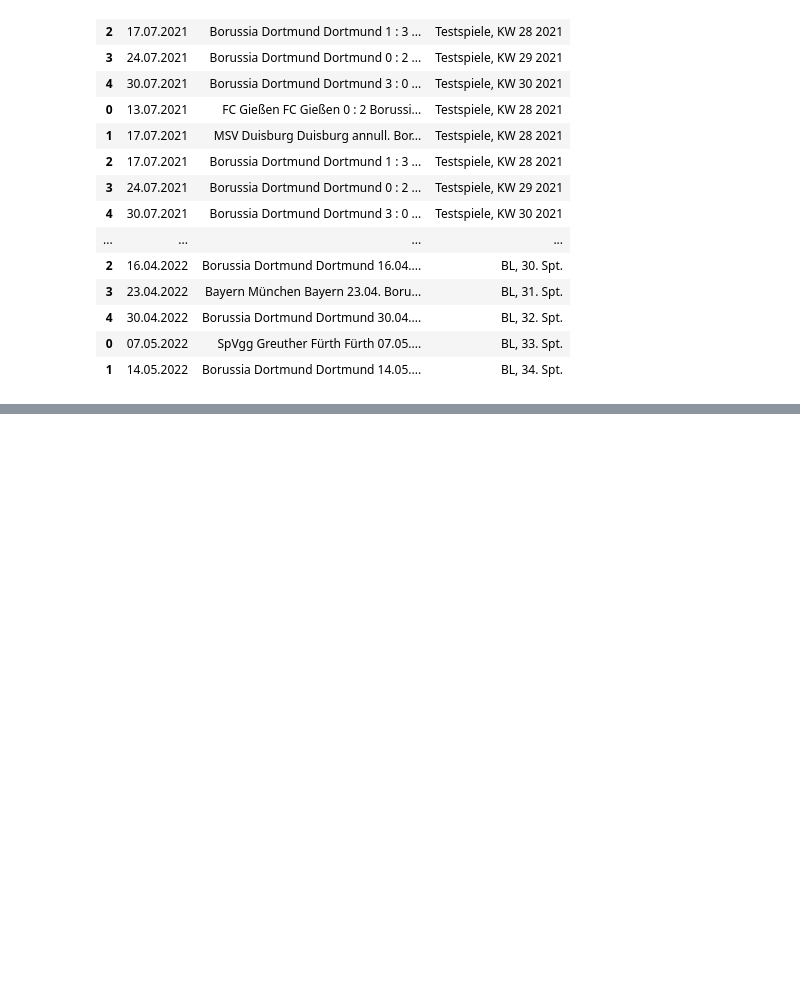
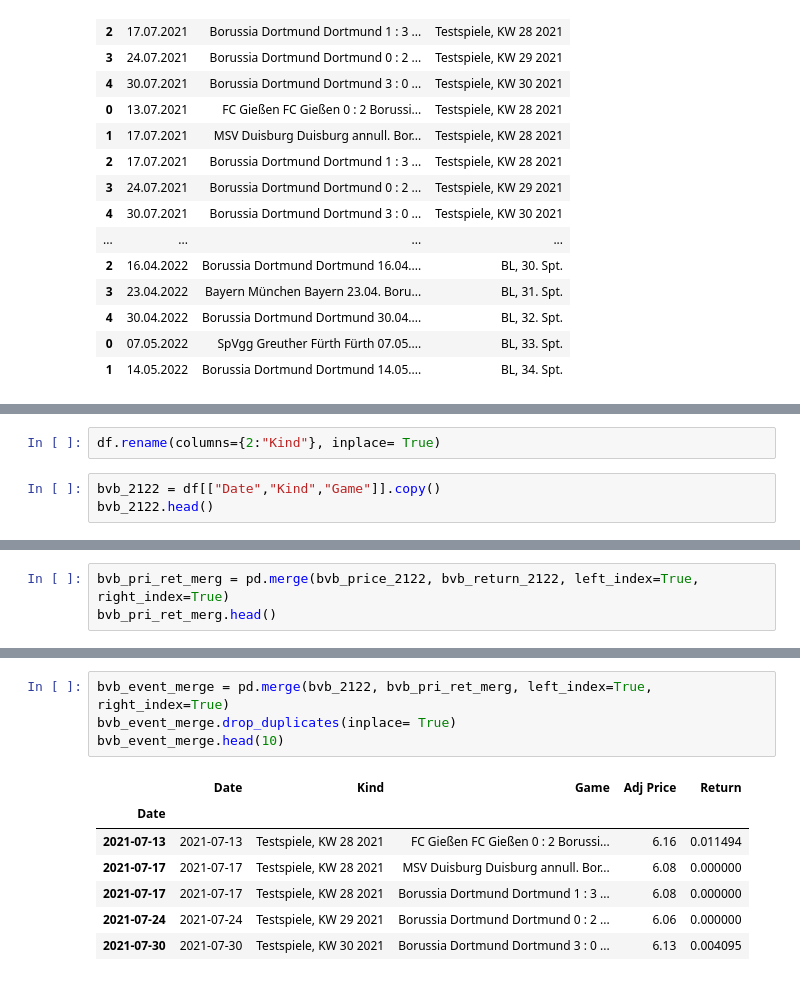
Before and after one commit to SweetyHotGirl21/Soccer-Bet-Stock-Hedge, a Jupyter notebook: main.ipynb, the cells around one changed output, grey strips where cells are left out. Drawn from its saved outputs; the diff is of its cells as text; blank space fills up the shorter version.

```diff
--- a/main.ipynb
+++ b/main.ipynb
@@ -151,0 +146,5 @@ df[["Date","Game",2]]
+# %%
+df.rename(columns={2:"Kind"}, inplace= True)
+# %%
+bvb_2122 = df[["Date","Kind","Game"]].copy()
+bvb_2122.head()
@@ -151,0 +196,3 @@ df[["Date","Game",2]]
+# %%
+bvb_pri_ret_merg = pd.merge(bvb_price_2122, bvb_return_2122, left_index=True, right_index=True)
+bvb_pri_ret_merg.head()
@@ -151,0 +207,12 @@ df[["Date","Game",2]]
+# %%
+bvb_event_merge = pd.merge(bvb_2122, bvb_pri_ret_merg, left_index=True, right_index=True)
+bvb_event_merge.drop_duplicates(inplace= True)
+bvb_event_merge.head(10)
+# %% [output]
+|  | Date | Kind | Game | Adj Price | Return |
+| Date |  |  |  |  |  |
+| 2021-07-13 | 2021-07-13 | Testspiele, KW 28 2021 | FC Gießen FC Gießen 0 : 2 Borussi... | 6.16 | 0.011494 |
+| 2021-07-17 | 2021-07-17 | Testspiele, KW 28 2021 | MSV Duisburg Duisburg annull. Bor... | 6.08 | 0.000000 |
+| 2021-07-17 | 2021-07-17 | Testspiele, KW 28 2021 | Borussia Dortmund Dortmund 1 : 3 ... | 6.08 | 0.000000 |
+| 2021-07-24 | 2021-07-24 | Testspiele, KW 29 2021 | Borussia Dortmund Dortmund 0 : 2 ... | 6.06 | 0.000000 |
+| 2021-07-30 | 2021-07-30 | Testspiele, KW 30 2021 | Borussia Dortmund Dortmund 3 : 0 ... | 6.13 | 0.004095 |
```
Also changed, not shown: parts of 10 cells of this notebook.
